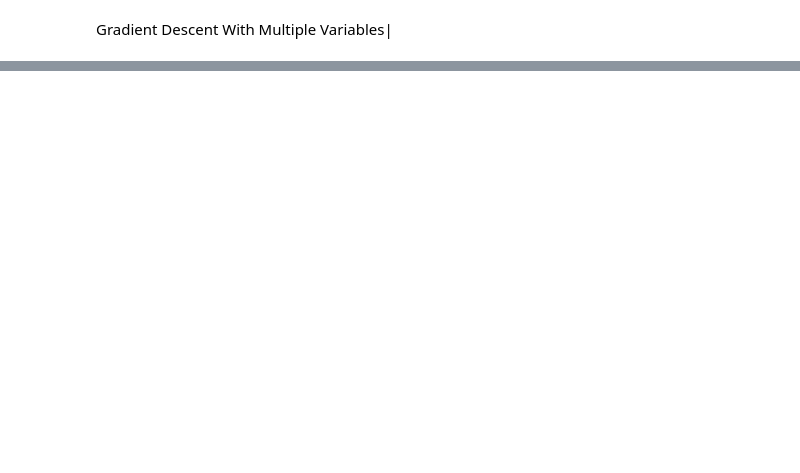
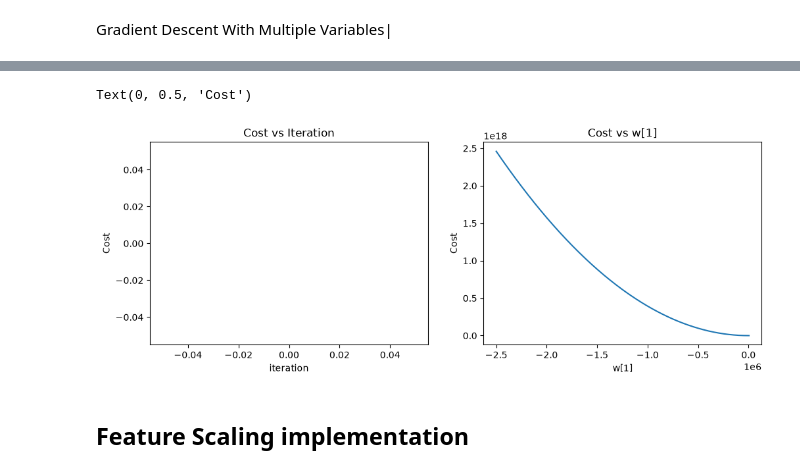
Before and after one commit to AgentSquareOfficial/ml-codes-and-projects, a Jupyter notebook: linear-regression/multiple_linear_regerssion.ipynb, the cells around one changed output, grey strips where cells are left out. Saved outputs shown, nothing was run; the diff lists cells and outputs as text; code cells hidden in the pictures; blank space fills up the shorter version.

```diff
--- a/linear-regression/multiple_linear_regerssion.ipynb
+++ b/linear-regression/multiple_linear_regerssion.ipynb
@@ -131,0 +170,30 @@ np.float64(2.7197060514240934)
+# %%
+fig, (ax1, ax2) = plt.subplots(1, 2, figsize=(12, 4))
+ax1.plot(100 + np.arange(len(J_hist[100:])), J_hist[100:])
+
+w_range = np.linspace(-2.5e+06, 4.3e+03, 200)
+
+costs = []
+for w in w_range:
+    w_test = np.zeros(5)
+    w_test[0] = w
+    w_test[1] = w
+    w_test[2] = w
+    w_test[3] = w
+    w_test[4] = w
+    cost = compute_cost(x_train, y_train, w_test, -12.81)
+    costs.append(cost)
+
+ax2.plot(w_range, costs)
+ax1.set_title('Cost vs Iteration')
+ax1.set_xlabel('iteration')
+ax1.set_ylabel('Cost')
+ax2.set_title('Cost vs w[1]')
+ax2.set_xlabel('w[1]')
+ax2.set_ylabel('Cost')
+#ax2.plot(w_1_hist, )
+# %% [output]
+Text(0, 0.5, 'Cost')
+[figure, added]
+# %% [markdown]
+## Feature Scaling implementation
```
Also changed, not shown: parts of 11 cells of this notebook.
